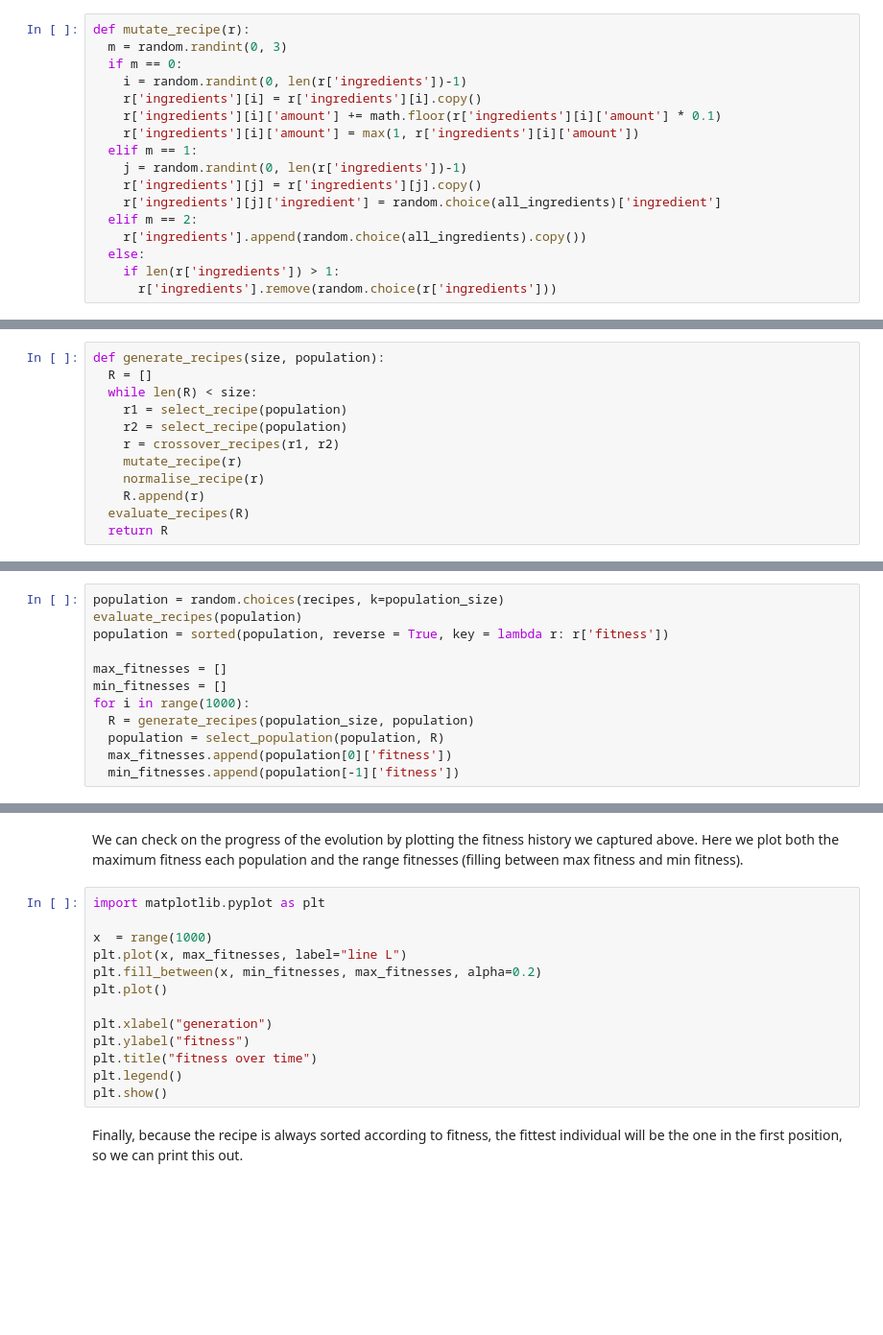
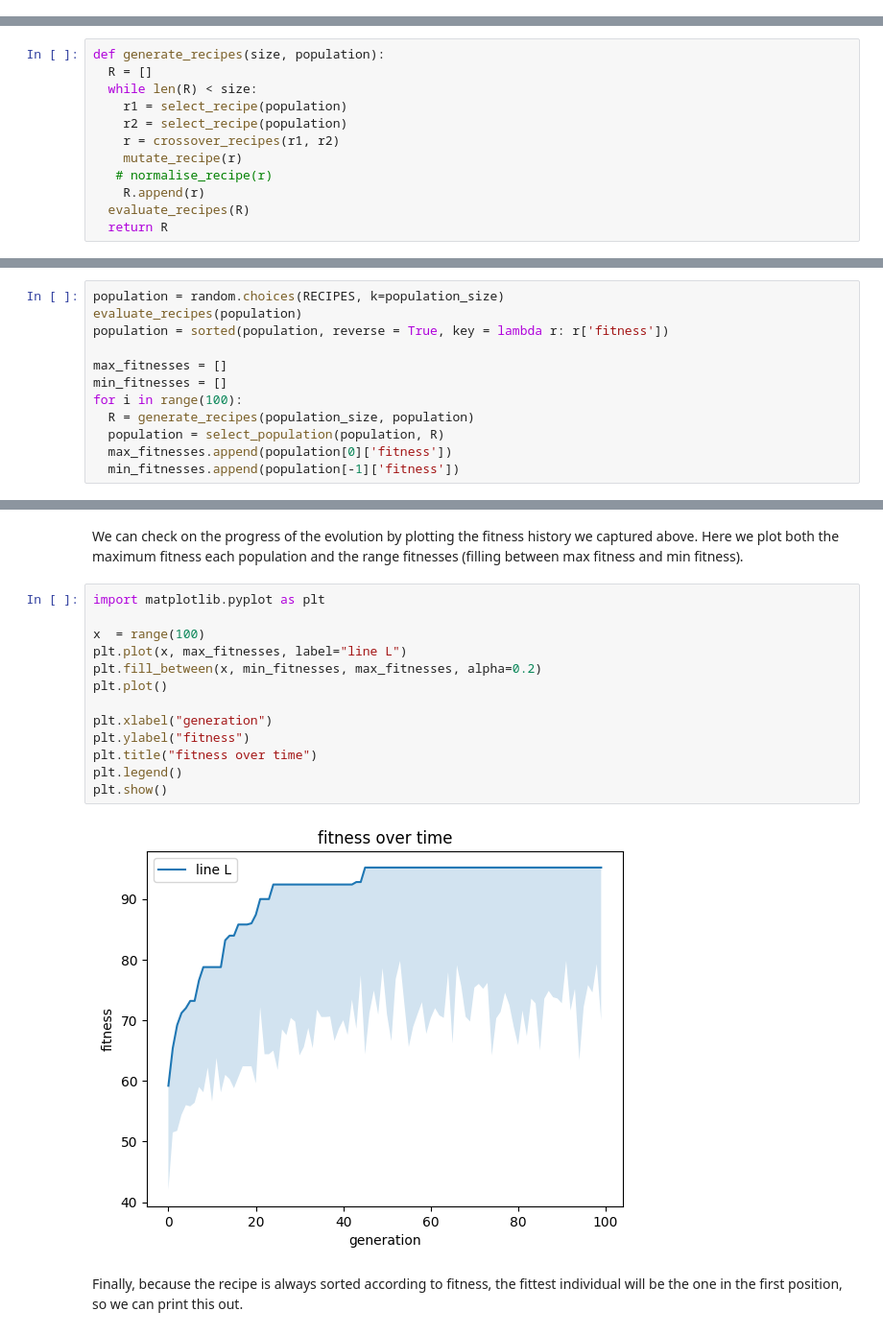
Before and after one commit to CZH1113/liking-gap, a Jupyter notebook: Copy_of_Simple_PIERRE.ipynb, the cells around one changed output, grey strips where cells are left out. Shown at 96% size. Saved outputs shown, nothing was run; the diff lists cells and outputs as text; blank space fills up the shorter version.

```diff
--- a/Copy_of_Simple_PIERRE.ipynb
+++ b/Copy_of_Simple_PIERRE.ipynb
@@ -1473,20 +1474,3 @@ def crossover_recipes(r1, r2):
   return r
 # %% [markdown]
 The mutation operator changes a recipe using one of four different types of mutations: (1) changing the amount of an ingredient, (2) changing the type of an ingredient, (3) adding an ingredient, and (4) removing an ingredient.
-# %%
-def mutate_recipe(r):
-  m = random.randint(0, 3)
-  if m == 0:
-    i = random.randint(0, len(r['ingredients'])-1)
-    r['ingredients'][i] = r['ingredients'][i].copy()
-    r['ingredients'][i]['amount'] += math.floor(r['ingredients'][i]['amount'] * 0.1)
-    r['ingredients'][i]['amount'] = max(1, r['ingredients'][i]['amount'])
-  elif m == 1:
-    j = random.randint(0, len(r['ingredients'])-1)
-    r['ingredients'][j] = r['ingredients'][j].copy()
-    r['ingredients'][j]['ingredient'] = random.choice(all_ingredients)['ingredient']
-  elif m == 2:
-    r['ingredients'].append(random.choice(all_ingredients).copy())
-  else:
-    if len(r['ingredients']) > 1:
-      r['ingredients'].remove(random.choice(r['ingredients']))
@@ -1519,7 +1551,7 @@ def generate_recipes(size, population):
     r2 = select_recipe(population)
     r = crossover_recipes(r1, r2)
     mutate_recipe(r)
-    normalise_recipe(r)
+   # normalise_recipe(r)
     R.append(r)
   evaluate_recipes(R)
   return R
@@ -1538,13 +1570,13 @@ def select_population(P, R):
 
 To run the genetic algorithm, we repeat here the code to set up and evaluated an initial population, before running the evolutionary process for a number of steps.
 # %%
-population = random.choices(recipes, k=population_size)
+population = random.choices(RECIPES, k=population_size)
 evaluate_recipes(population)
 population = sorted(population, reverse = True, key = lambda r: r['fitness'])
 
 max_fitnesses = []
 min_fitnesses = []
-for i in range(1000):
+for i in range(100):
   R = generate_recipes(population_size, population)
   population = select_population(population, R)
   max_fitnesses.append(population[0]['fitness'])
@@ -1554,16 +1604,18 @@ We can check on the progress of the evolution by plotting the fitness history we
 # %%
 import matplotlib.pyplot as plt
 
-x  = range(1000)
+x  = range(100)
 plt.plot(x, max_fitnesses, label="line L")
 plt.fill_between(x, min_fitnesses, max_fitnesses, alpha=0.2)
 plt.plot()
 
 plt.xlabel("generation")
 plt.ylabel("fitness")
 plt.title("fitness over time")
 plt.legend()
 plt.show()
+# %% [output]
+[figure, added]
 # %% [markdown]
 Finally, because the recipe is always sorted according to fitness, the fittest individual will be the one in the first position, so we can print this out.
 # %%
```
Also changed, not shown: parts of 6 cells of this notebook.
